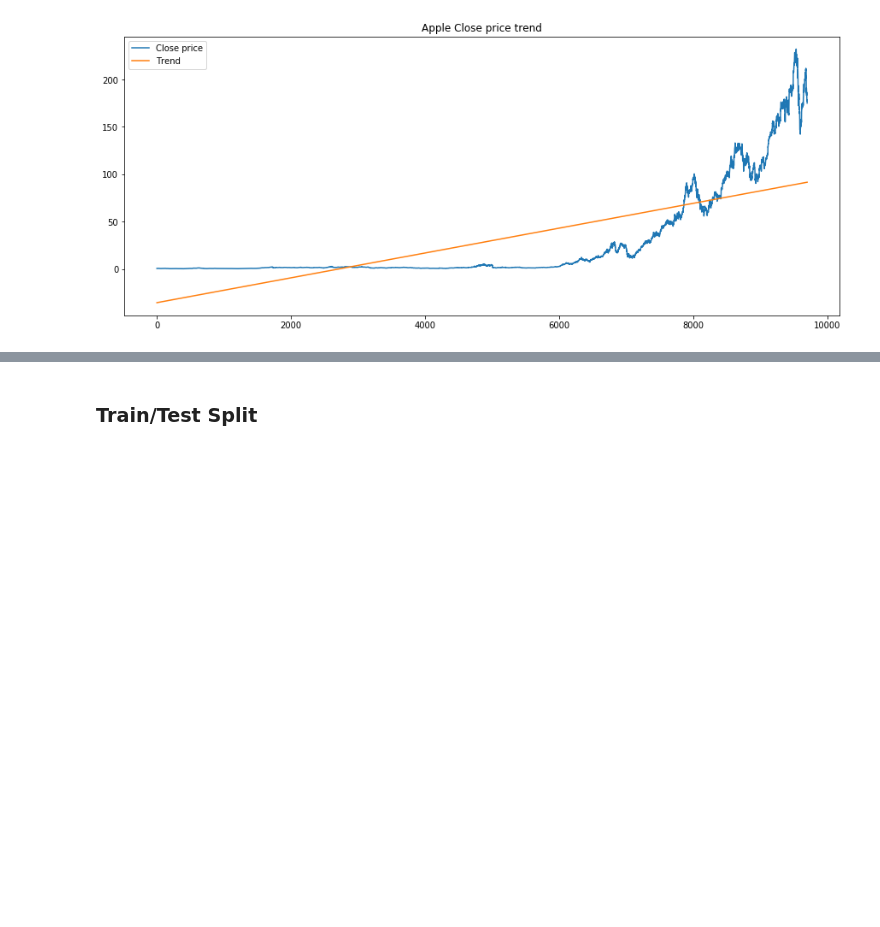
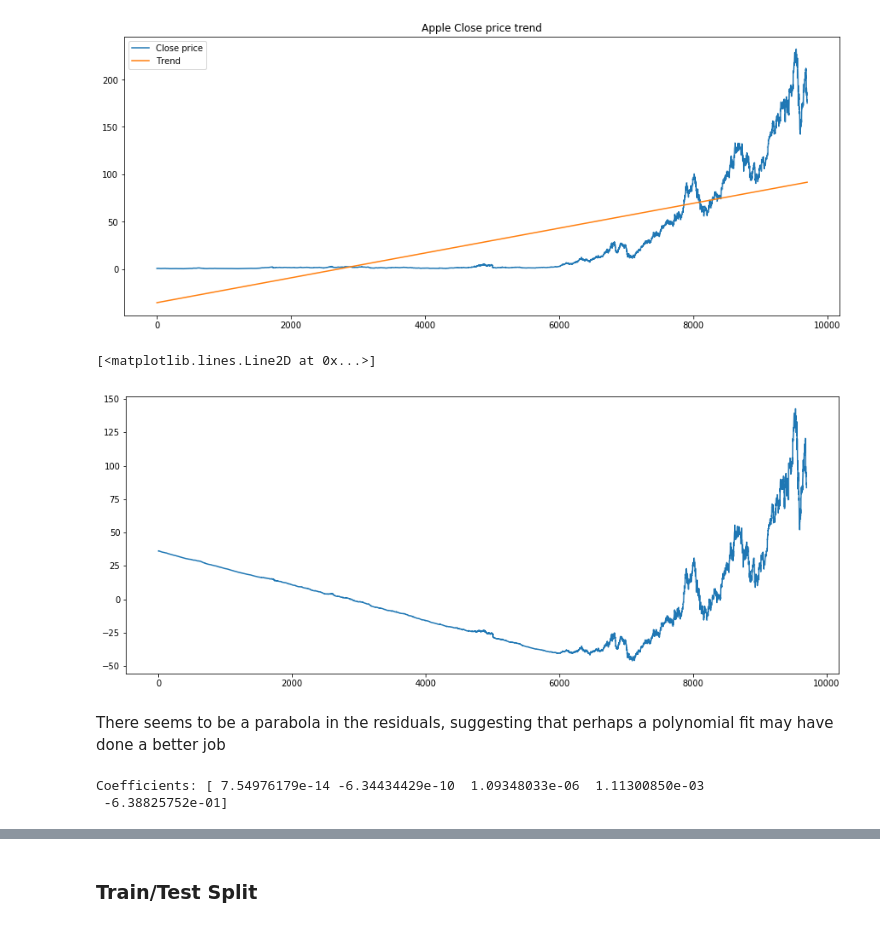
Before and after one commit to jscriptcoder/Capstone-Project-Udacity, a Jupyter notebook: draft.ipynb, the cells around one changed output, grey strips where cells are left out. Drawn from its saved outputs; the diff is of its cells as text; code cells hidden in the pictures; blank space fills up the shorter version.

```diff
--- a/draft.ipynb
+++ b/draft.ipynb
@@ -318,3 +324,13 @@ ax.legend(['Close price', 'Trend'])
 # %% [output]
 <matplotlib.legend.Legend at 0x...>
 [figure]
+# %%
+detrended = [y[i]-trend[i] for i in range(0, len(apple_stock))]
+# %%
+plt.subplots(figsize=(15, 6))
+plt.plot(detrended)
+# %% [output]
+[<matplotlib.lines.Line2D at 0x...>]
+[figure, added]
+# %% [markdown]
+There seems to be a parabola in the residuals, suggesting that perhaps a polynomial fit may have done a better job
@@ -320,0 +339,9 @@ ax.legend(['Close price', 'Trend'])
+# %%
+degree = 4
+X1d = X.flatten()
+y1d = y.flatten()
+coef = polyfit(X1d, y1d, degree)
+print('Coefficients: %s' % coef)
+# %% [output]
+Coefficients: [ 7.54976179e-14 -6.34434429e-10  1.09348033e-06  1.11300850e-03
+ -6.38825752e-01]
```
Also changed, not shown: parts of 29 cells of this notebook.
